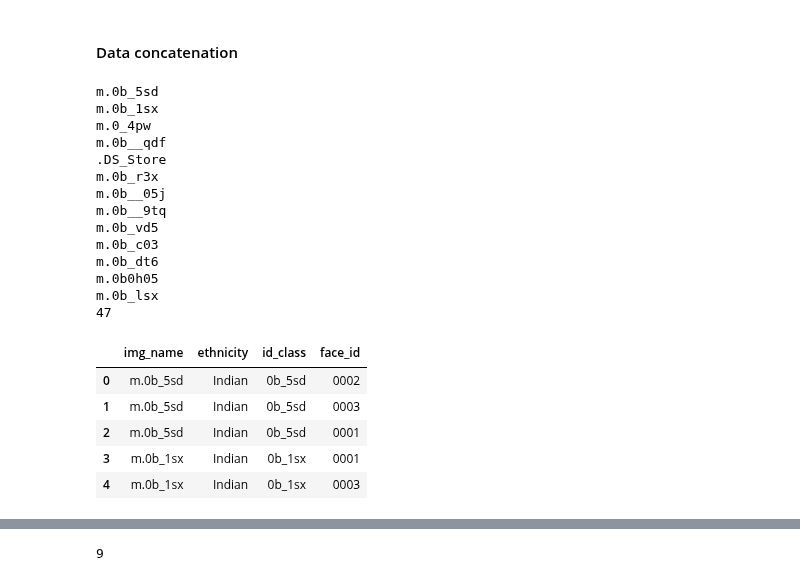
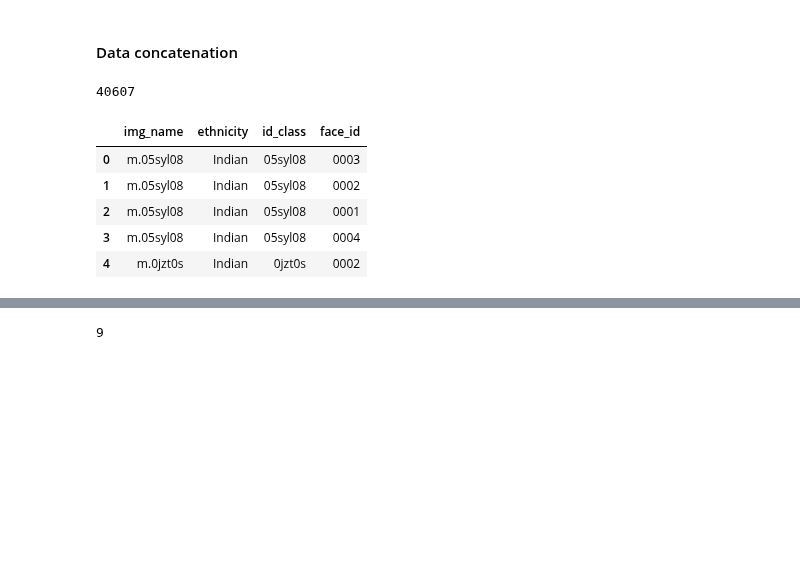
Before and after one commit to Kat-Gabi/Master_Thesis, a Jupyter notebook: notebooks/data_loading_rlfw.ipynb, the cells around one changed output, grey strips where cells are left out. Saved outputs shown, nothing was run; the diff lists cells and outputs as text; code cells hidden in the pictures; blank space fills up the shorter version.

Commit message:
rlfw med full data

```diff
--- a/notebooks/data_loading_rlfw.ipynb
+++ b/notebooks/data_loading_rlfw.ipynb
@@ -34,7 +34,7 @@ sns.set()
 ## Create dataframe
 
 # Define the path to the raw data directory
-raw_data_path = '../data/raw/'
+raw_data_path = '../data/raw_full/' #/raw/
 
 # Initialize lists to store image characteristics
 img_names = []
@@ -43,58 +43,43 @@ face_ids = []
 id_class = []
 
 # Iterate through the directories of each ethnicity (e.g., 'Asian')
-ethnicities_list = os.listdir(raw_data_path + 'RLFW_mini/data')
+ethnicities_list = os.listdir(raw_data_path + 'RLFW/data') #RLFW_mini/data
 for ethnicity in ethnicities_list:
-    ethnicity_dir = os.path.join(raw_data_path + 'RLFW_mini/data', ethnicity)
+    ethnicity_dir = os.path.join(raw_data_path + 'RLFW/data', ethnicity)
     if os.path.isdir(ethnicity_dir): # indside dir
         id_list = os.listdir(ethnicity_dir) # get ids
         for id_name in id_list:
             id = id_name.split('.')[1]
-            print(id_name)
-
             ids_dir = os.path.join(ethnicity_dir, id_name)
             if os.path.isdir(ids_dir):
                 for img_name in os.listdir(ids_dir):
                     if img_name.endswith('.jpg'):
                         # Extract information from image filename
                         image_name = os.path.splitext(img_name)[0]
                         image_info = image_name.split('_')
                         image_id = image_info[-1]
 
                         # Append image characteristics to lists
                         img_names.append(id_name)
                         ethnicities.append(ethnicity)
                         face_ids.append(image_id)
                         id_class.append(id)
 
 
 
 # Create a DataFrame from the lists
 data = {'img_name': img_names, 'ethnicity': ethnicities, 'id_class':id_class, 'face_id': face_ids}
 df = pd.DataFrame(data)
 
 # Display the DataFrame
 print(len(df))
 df.head()
 # %% [output]
-m.0b_5sd
-m.0b_1sx
-m.0_4pw
-m.0b__qdf
-.DS_Store
-m.0b_r3x
-m.0b__05j
-m.0b__9tq
-m.0b_vd5
-m.0b_c03
-m.0b_dt6
-m.0b0h05
-m.0b_lsx
-47
+40607
 |  | img_name | ethnicity | id_class | face_id |
-| 0 | m.0b_5sd | Indian | 0b_5sd | 0002 |
-| 1 | m.0b_5sd | Indian | 0b_5sd | 0003 |
-| 2 | m.0b_5sd | Indian | 0b_5sd | 0001 |
-| 3 | m.0b_1sx | Indian | 0b_1sx | 0001 |
-| 4 | m.0b_1sx | Indian | 0b_1sx | 0003 |
+| 0 | m.05syl08 | Indian | 05syl08 | 0003 |
+| 1 | m.05syl08 | Indian | 05syl08 | 0002 |
+| 2 | m.05syl08 | Indian | 05syl08 | 0001 |
+| 3 | m.05syl08 | Indian | 05syl08 | 0004 |
+| 4 | m.0jzt0s | Indian | 0jzt0s | 0002 |
 # %%
```
Also changed, not shown: parts of 4 cells of this notebook.
